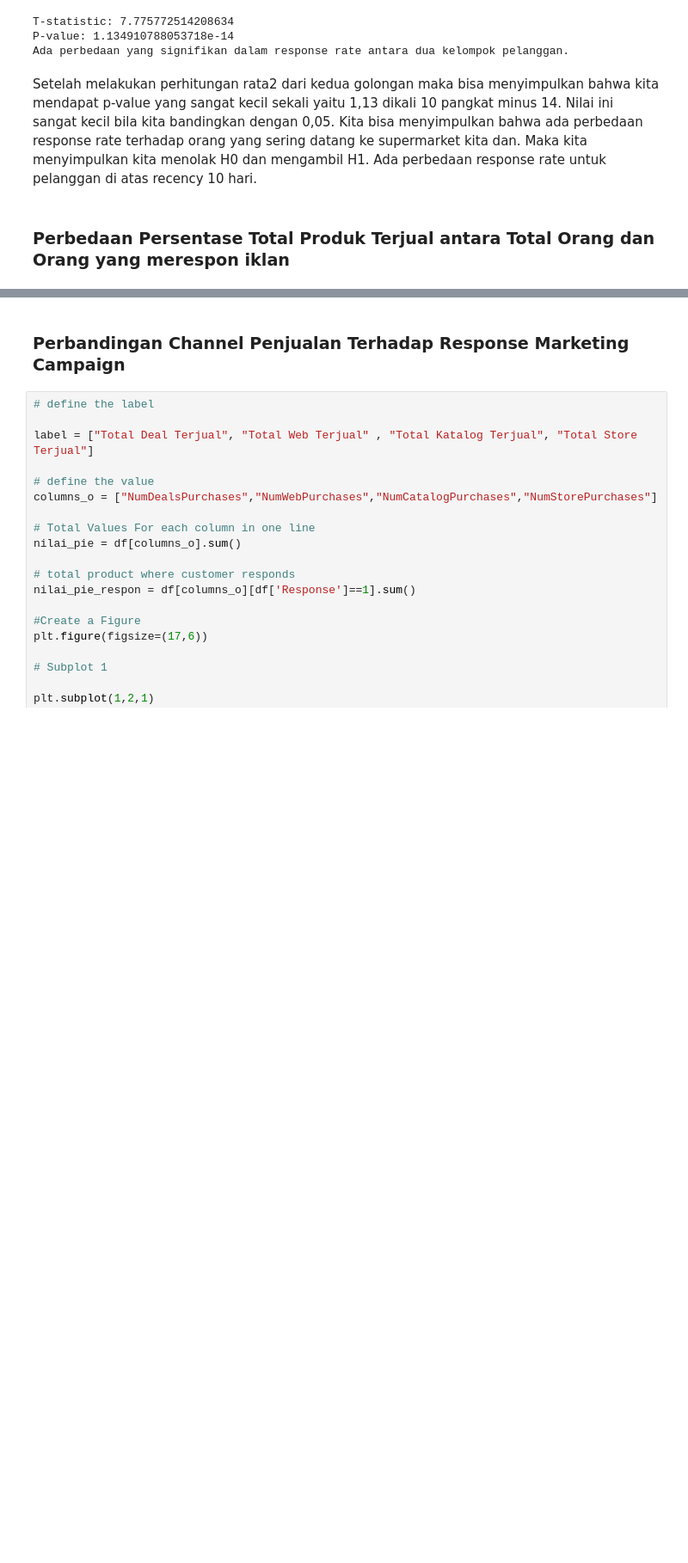
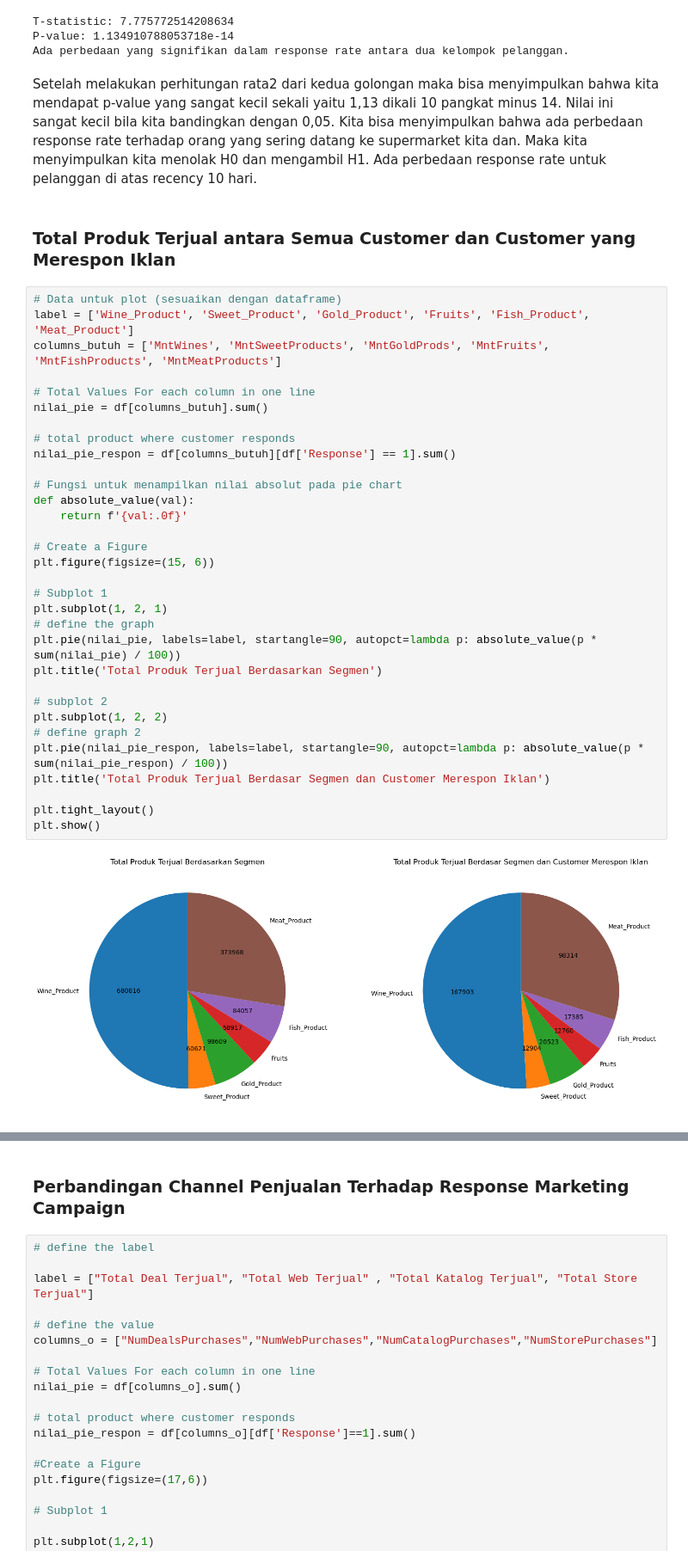
Before and after one commit to asanmaulana/asan_profiling_customer, a Jupyter notebook: Profiling_Customer_Segment.ipynb, the cells around one changed output, grey strips where cells are left out. Shown: that part at 86% size. Saved outputs shown, nothing was run; the diff lists cells and outputs as text; blank space fills up the shorter version.

```diff
--- a/Profiling_Customer_Segment.ipynb
+++ b/Profiling_Customer_Segment.ipynb
@@ -476,5 +475,39 @@ Ada perbedaan yang signifikan dalam response rate antara dua kelompok pelanggan.
 # %% [markdown]
 Setelah melakukan perhitungan rata2 dari kedua golongan maka bisa menyimpulkan bahwa kita mendapat p-value yang sangat kecil sekali yaitu 1,13 dikali 10 pangkat minus 14. Nilai ini sangat kecil bila kita bandingkan dengan 0,05. Kita bisa menyimpulkan bahwa ada perbedaan response rate terhadap orang yang sering datang ke supermarket kita dan. Maka kita menyimpulkan kita menolak H0 dan mengambil H1. Ada perbedaan response rate untuk pelanggan di atas recency 10 hari.
 # %% [markdown]
-### Perbedaan Persentase Total Produk Terjual antara Total Orang dan Orang yang merespon iklan
+### Total Produk Terjual antara Semua Customer dan Customer yang Merespon Iklan
+# %%
+# Data untuk plot (sesuaikan dengan dataframe)
+label = ['Wine_Product', 'Sweet_Product', 'Gold_Product', 'Fruits', 'Fish_Product', 'Meat_Product']
+columns_butuh = ['MntWines', 'MntSweetProducts', 'MntGoldProds', 'MntFruits', 'MntFishProducts', 'MntMeatProducts']
+
+# Total Values For each column in one line
+nilai_pie = df[columns_butuh].sum()
+
+# total product where customer responds
+nilai_pie_respon = df[columns_butuh][df['Response'] == 1].sum()
+
+# Fungsi untuk menampilkan nilai absolut pada pie chart
+def absolute_value(val):
+    return f'{val:.0f}'
+
+# Create a Figure
+plt.figure(figsize=(15, 6))
+
+# Subplot 1
+plt.subplot(1, 2, 1)
+# define the graph
+plt.pie(nilai_pie, labels=label, startangle=90, autopct=lambda p: absolute_value(p * sum(nilai_pie) / 100))
+plt.title('Total Produk Terjual Berdasarkan Segmen')
+
+# subplot 2
+plt.subplot(1, 2, 2)
+# define graph 2
+plt.pie(nilai_pie_respon, labels=label, startangle=90, autopct=lambda p: absolute_value(p * sum(nilai_pie_respon) / 100))
+plt.title('Total Produk Terjual Berdasar Segmen dan Customer Merespon Iklan')
+
+plt.tight_layout()
+plt.show()
+# %% [output]
+[figure, added]
 # %%
```
Also changed, not shown: parts of 10 cells of this notebook, 1 other file.
